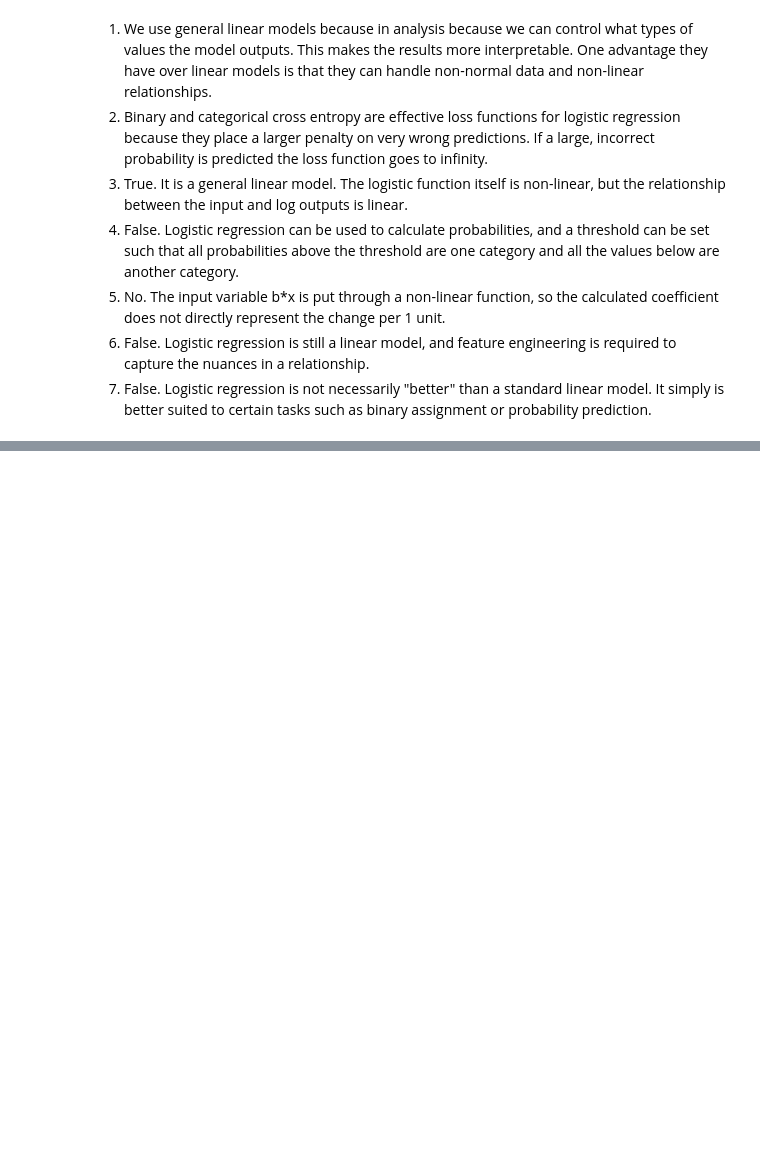
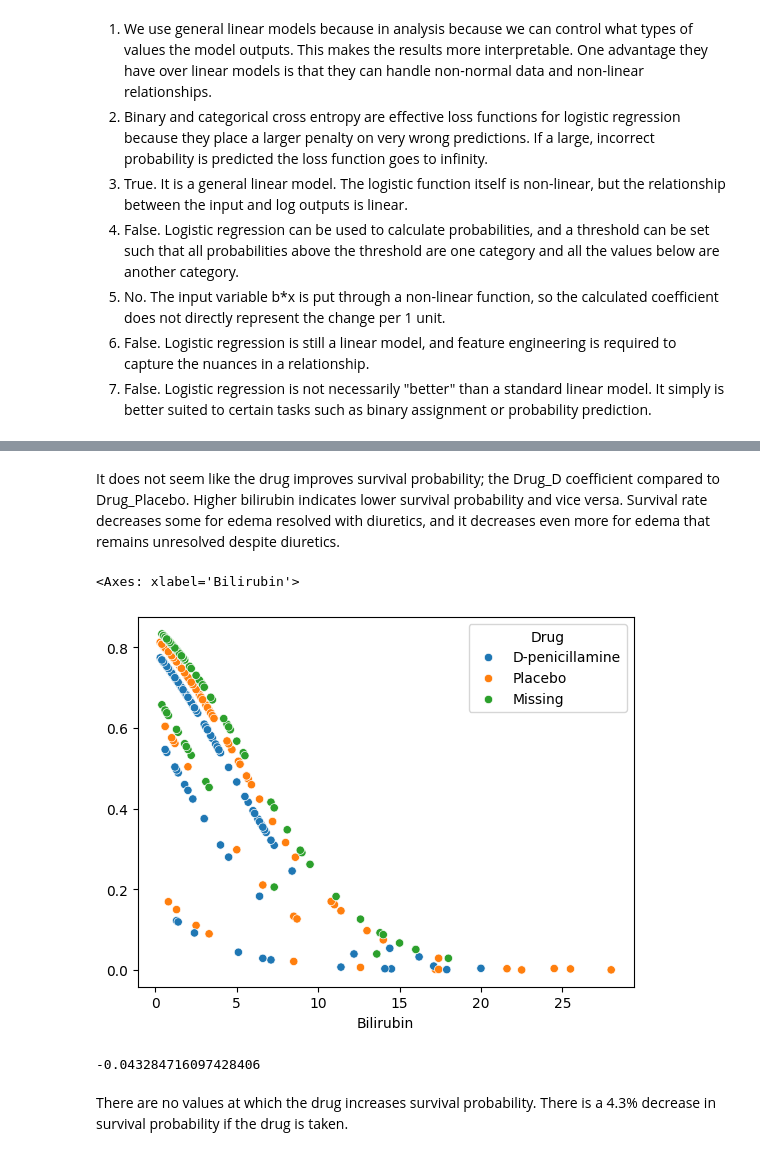
Before and after one commit to oliviapang/DS_3001_Assignments, a Jupyter notebook: Assignment_5/5_General_Linear_Models.ipynb, the cells around one changed output, grey strips where cells are left out. Drawn from its saved outputs; the diff is of its cells as text; code cells hidden in the pictures; blank space fills up the shorter version.

```diff
--- a/Assignment_5/5_General_Linear_Models.ipynb
+++ b/Assignment_5/5_General_Linear_Models.ipynb
@@ -12,0 +158,7 @@
+# %%
+# 1
+df = pd.read_csv('/content/undergrad_ml_assignments/data/cirrhosis.csv')
+df.columns
+columns = ['Status', 'Drug', 'Edema', 'Bilirubin', 'Stage']
+df = df.loc[:, columns]
+df.isna().sum()
@@ -12,0 +173,5 @@
+# %%
+print(df['Drug'])
+df['Drug'] = df['Drug'].fillna('Missing')
+df['Stage'] = df['Stage'].fillna('Missing')
+print(df.isna().sum())
@@ -12,0 +199,12 @@
+# %%
+# 2
+map = {'D': 0, 'C': 1, 'CL': 1} # dead is 0, alive is 1
+df['Num_Status'] = df['Status'].map(map)
+drug_dummies = pd.get_dummies(df['Drug'], prefix='Drug').drop('Drug_Placebo', axis=1)
+edema_dummies = pd.get_dummies(df['Edema'], prefix='Edema').drop('Edema_N', axis=1)
+y = df['Num_Status']
+X = pd.concat([df[['Bilirubin']], drug_dummies, edema_dummies], axis=1)
+
+reg = LogisticRegression(penalty=None,max_iter=5000)
+reg = reg.fit(X,y)
+pd.DataFrame({'Variable':reg.feature_names_in_,'Coefficient':reg.coef_[0]})
@@ -12,0 +218,21 @@
+# %% [markdown]
+It does not seem like the drug improves survival probability; the Drug_D coefficient compared to Drug_Placebo. Higher bilirubin indicates lower survival probability and vice versa. Survival rate decreases some for edema resolved with diuretics, and it decreases even more for edema that remains unresolved despite diuretics.
+# %%
+# 3
+probs = reg.predict_proba(X)
+sns.scatterplot(x = df['Bilirubin'], y = probs[:, 1], hue = df['Drug'] )
+# %% [output]
+<Axes: xlabel='Bilirubin'>
+[figure, added]
+# %%
+X_drug = X.assign(**{'Drug_D-penicillamine': 1, 'Drug_Missing': 0}) # everyone has drug
+X_placebo = X.assign(**{'Drug_D-penicillamine': 0, 'Drug_Missing': 0}) # no one has drug
+reg = LogisticRegression(penalty=None,max_iter=5000)
+reg = reg.fit(X,y)
+drug = reg.predict_proba(X_drug)[:, 1]
+no_drug = reg.predict_proba(X_placebo)[:, 1]
+print(np.mean(drug - no_drug))
+# %% [output]
+-0.043284716097428406
+# %% [markdown]
+There are no values at which the drug increases survival probability. There is a 4.3% decrease in survival probability if the drug is taken.
```
Also changed, not shown: parts of 29 cells of this notebook.
